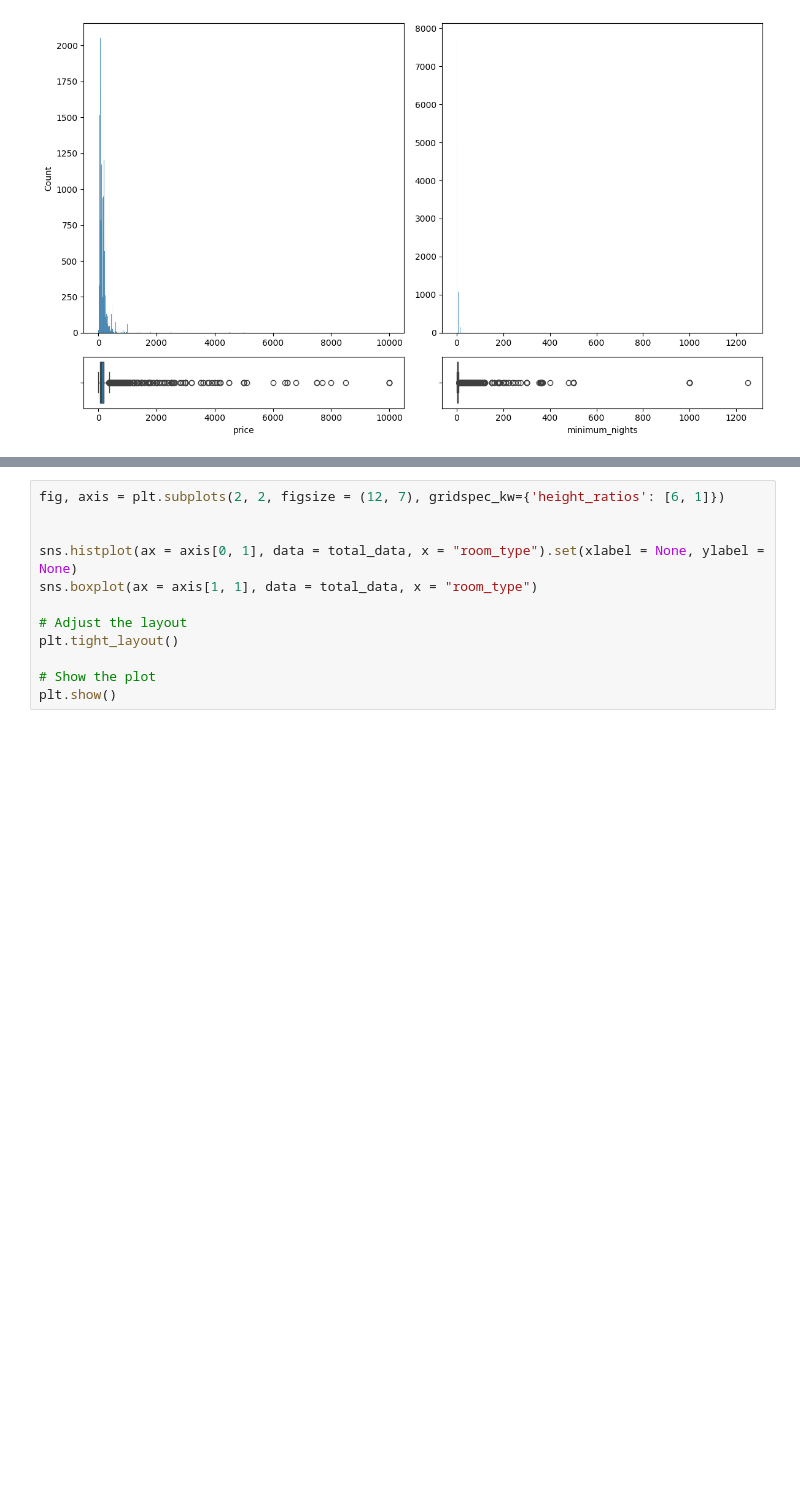
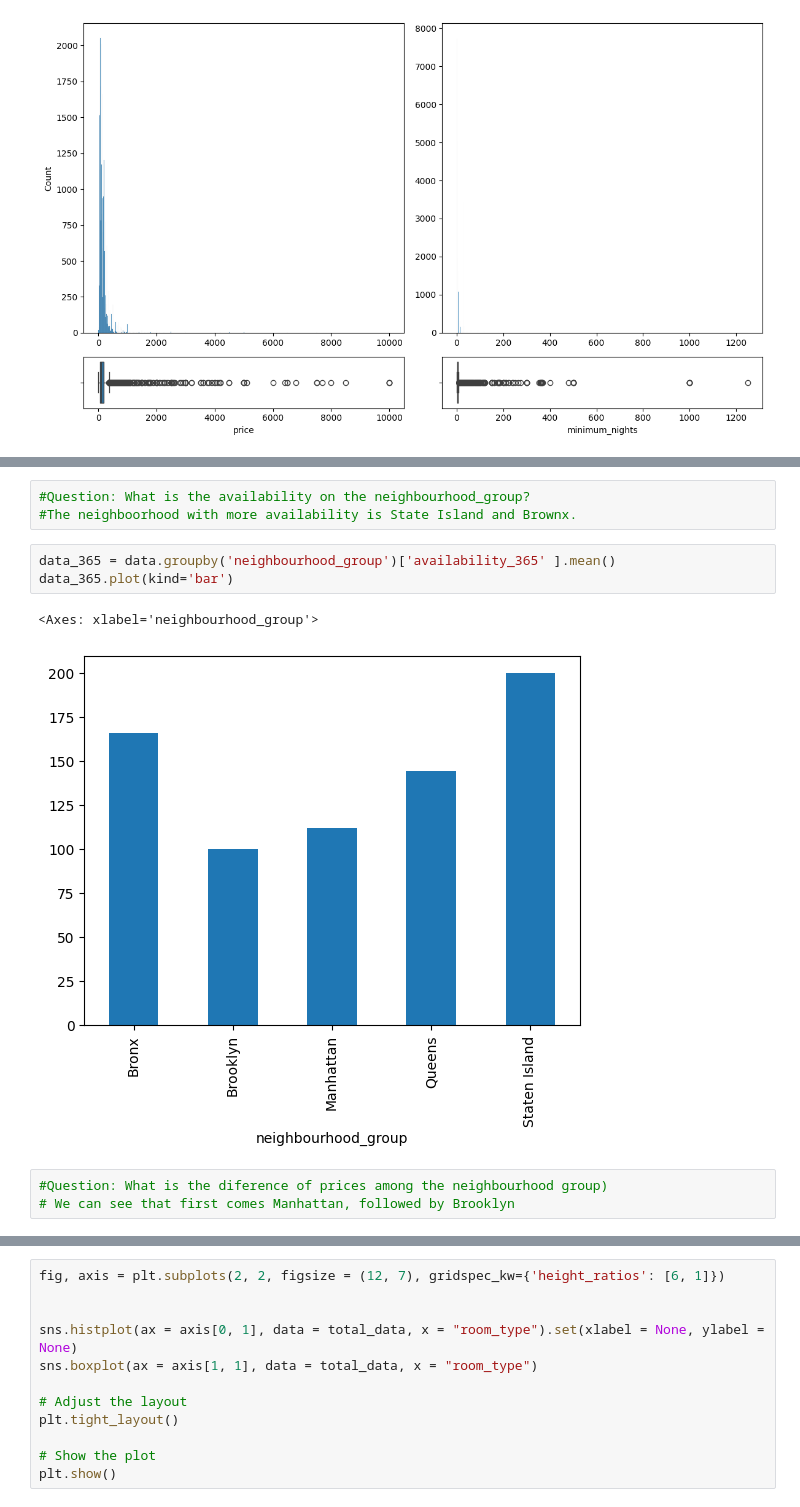
Before and after one commit to npebsjp/data-preprocessing-project-tutorial, a Jupyter notebook: eda.ipynb, the cells around one changed output, grey strips where cells are left out. Saved outputs shown, nothing was run; the diff lists cells and outputs as text; blank space fills up the shorter version.

```diff
--- a/eda.ipynb
+++ b/eda.ipynb
@@ -135,0 +138,12 @@ plt.show()
+# %%
+#Question: What is the availability on the neighbourhood_group?
+#The neighboorhood with more availability is State Island and Brownx.
+# %%
+data_365 = data.groupby('neighbourhood_group')['availability_365' ].mean()
+data_365.plot(kind='bar')
+# %% [output]
+<Axes: xlabel='neighbourhood_group'>
+[figure, added]
+# %%
+#Question: What is the diference of prices among the neighbourhood group)
+# We can see that first comes Manhattan, followed by Brooklyn
```
Also changed, not shown: parts of 5 cells of this notebook, 1 other file.
